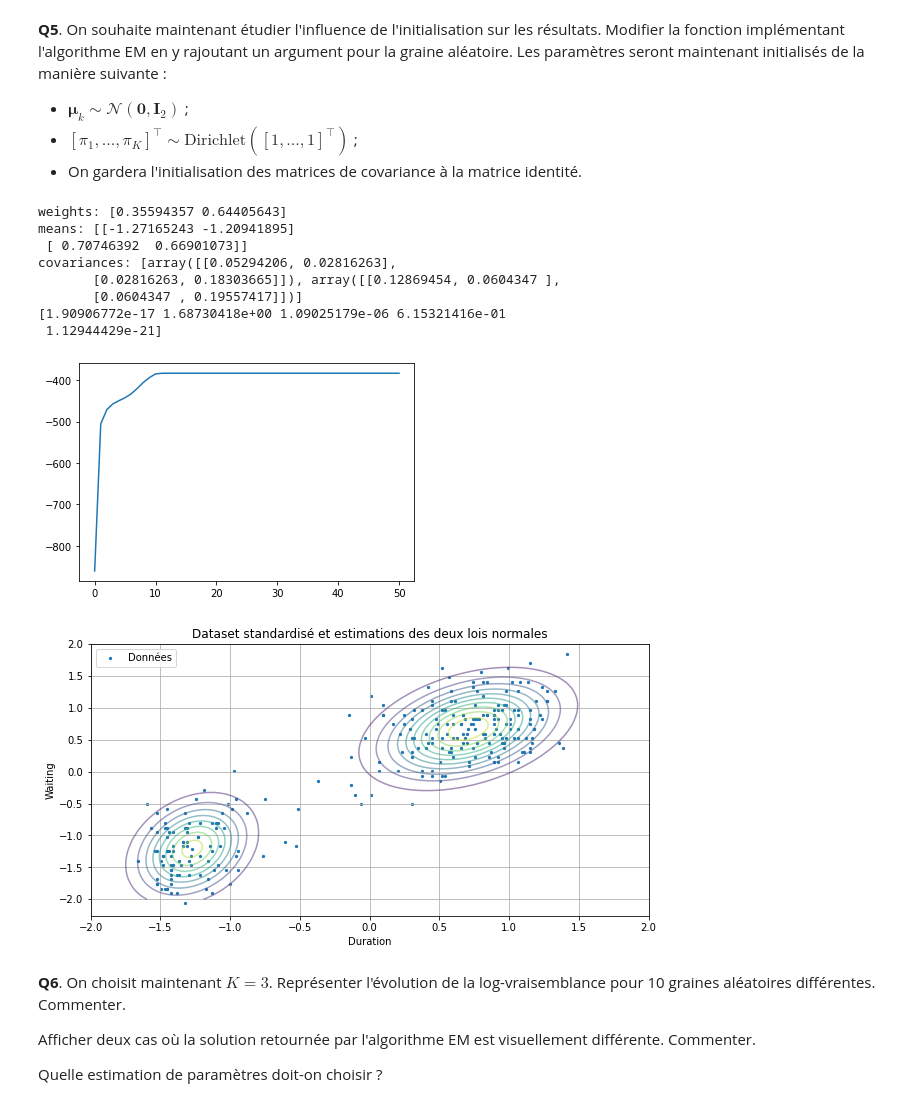
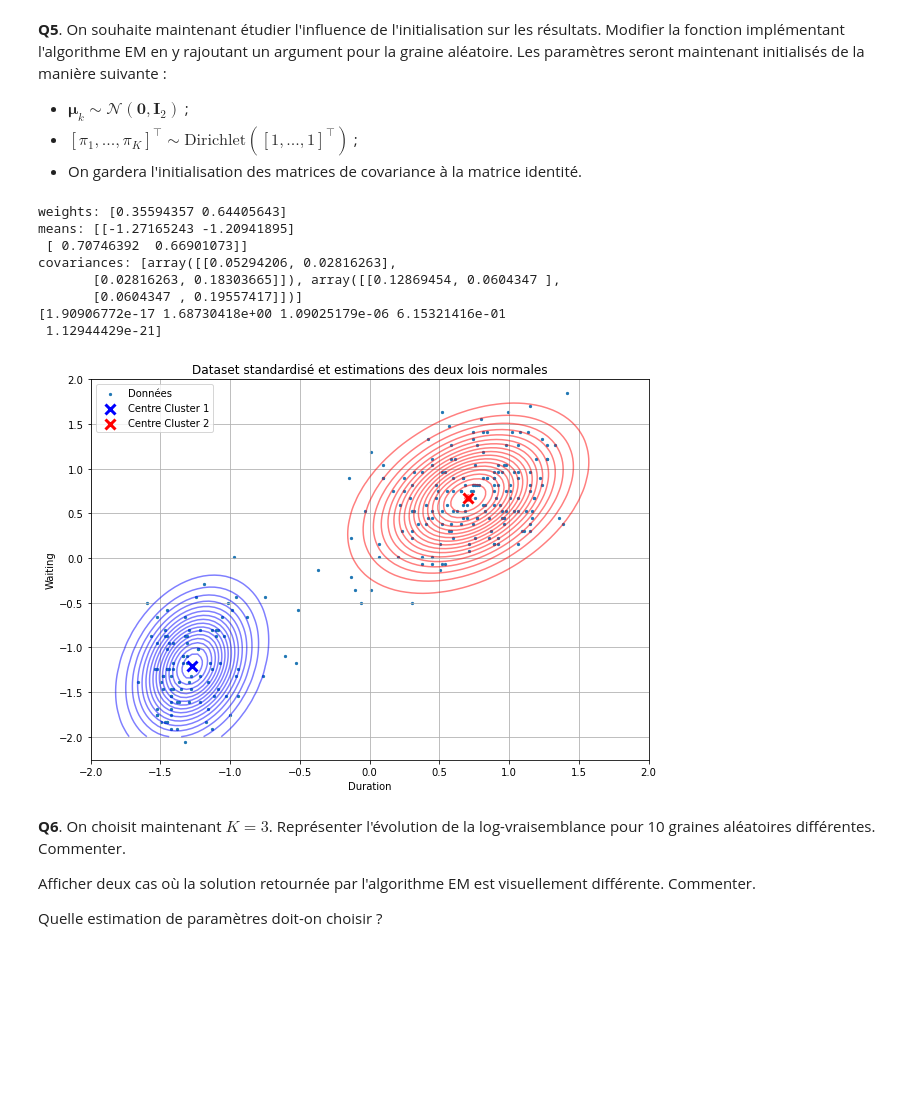
Before and after one commit to benech17/Estimation-SDIA, a Jupyter notebook: tp1_BENICHOU_BONNEFOY.ipynb, the cells around one changed output. Cells and saved outputs as stored; diff of their text form; code cells hidden in the pictures; blank space fills up the shorter version.

Commit message:
clean graph

```diff
--- a/tp1_BENICHOU_BONNEFOY.ipynb
+++ b/tp1_BENICHOU_BONNEFOY.ipynb
@@ -270,48 +270,63 @@ Niter = 50
 
 log_likelihood_values, final_weights, final_means, final_covariances = EM_algorithm_v2(X_standardized, K, Niter,42)
 
+# print values
 print(f"weights: {final_weights}")
 print(f"means: {final_means}")
 print(f"covariances: {final_covariances}")
 print(multivariate_normal.pdf(X_standardized, mean=final_means[0], cov=final_covariances[0])[:5])
+
 # Plot log-likelihood
-plt.plot(log_likelihood_values)
-plt.show()
+fig = go.Figure()
+# Ajout de la trace pour l'évolution de la log-vraisemblance
+fig.add_trace(go.Scatter(x=list(range(len(log_likelihood_values))),
+                         y=log_likelihood_values,
+                         mode='lines',
+                         name='Log-vraisemblance'))
+
+# Mise à jour du layout
+fig.update_layout(title="Evolution de la log-vraisemblance en fonction des itérations.",
+                  xaxis_title="Itérations",
+                  yaxis_title="Log-vraisemblance")
+fig.show()
+
+
 # Plot data with plt.contour
 
-
+plt.figure(figsize=(10, 7))
 # Afficher le dataset et les estimations des deux lois normales
-plt.figure(figsize=(10, 5))
 plt.scatter(X_standardized[:, 0], X_standardized[:, 1], s=5, label="Données")
 
 # Créer un meshgrid pour le contour plot
 x = np.linspace(-2, 2, 100)  # Ajusté pour les données standardisées
 y = np.linspace(-2, 2, 100)  # Ajusté pour les données standardisées
 X_mesh, Y_mesh = np.meshgrid(x, y)
 pos = np.dstack((X_mesh, Y_mesh))
 
 # Afficher les contours des deux gaussiennes
+colors = ["Blue", "Red","Green","Yellow"]
 for k in range(len(final_means)):
     Z = multivariate_normal.pdf(pos, mean=final_means[k], cov=final_covariances[k])
-    plt.contour(X_mesh, Y_mesh, Z, levels=10, alpha=0.5)
+    plt.contour(X_mesh, Y_mesh, Z, levels=20, alpha=0.5, colors=colors[k])
+    # Ajouter le centre de chaque cluster avec des couleurs distinctes
+    plt.scatter(final_means[k][0], final_means[k][1], color=colors[k], s=100, marker='x', label=f'Centre Cluster {k+1}', linewidths=3)
 
 plt.title("Dataset standardisé et estimations des deux lois normales")
 plt.xlabel("Duration")
 plt.ylabel("Waiting")
 plt.legend()
 plt.grid(True)
 plt.show()
 # %% [output]
 weights: [0.35594357 0.64405643]
 means: [[-1.27165243 -1.20941895]
  [ 0.70746392  0.66901073]]
 covariances: [array([[0.05294206, 0.02816263],
        [0.02816263, 0.18303665]]), array([[0.12869454, 0.0604347 ],
        [0.0604347 , 0.19557417]])]
 [1.90906772e-17 1.68730418e+00 1.09025179e-06 6.15321416e-01
  1.12944429e-21]
-[figure, old version]
+[figure, new version]
-[figure, removed]
 # %% [markdown]
 **Q6**. On choisit maintenant $K=3$. Représenter l'évolution de la log-vraisemblance pour 10 graines aléatoires différentes. Commenter.
 
```
Also changed, not shown: parts of 5 cells of this notebook.
